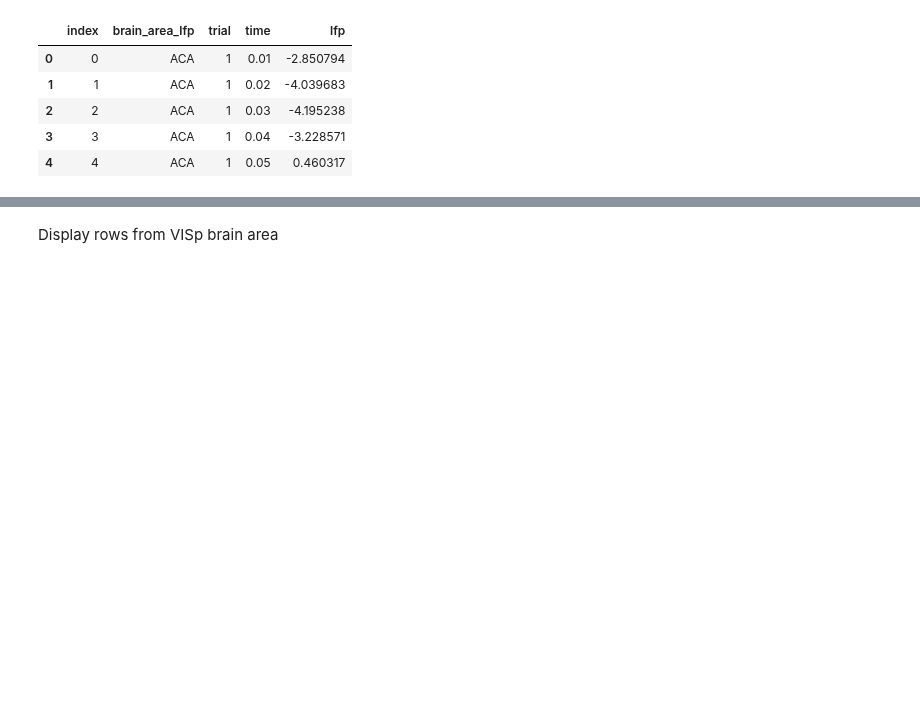
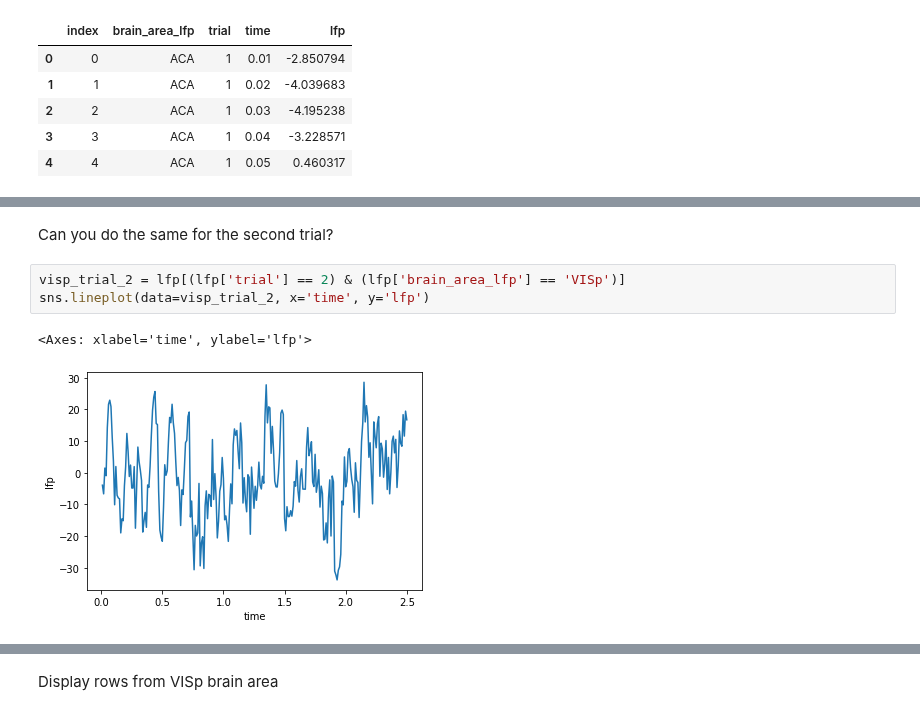
Before and after one commit to ibehave-ibots/iBOTS-Tools, a Jupyter notebook: workshops/python-workshop-1/exercises/sangee/solutions/ERP Analysis with Pandas and Seaborn.ipynb, the cells around one changed output, grey strips where cells are left out. Saved outputs shown, nothing was run; the diff lists cells and outputs as text; blank space fills up the shorter version.

```diff
--- a/workshops/python-workshop-1/exercises/sangee/solutions/ERP Analysis with Pandas and Seaborn.ipynb
+++ b/workshops/python-workshop-1/exercises/sangee/solutions/ERP Analysis with Pandas and Seaborn.ipynb
@@ -144,0 +259,8 @@ df = lfp.reset_index()
+# %% [markdown]
+Can you do the same for the second trial?
+# %%
+visp_trial_2 = lfp[(lfp['trial'] == 2) & (lfp['brain_area_lfp'] == 'VISp')]
+sns.lineplot(data=visp_trial_2, x='time', y='lfp')
+# %% [output]
+<Axes: xlabel='time', ylabel='lfp'>
+[figure, added]
```
Also changed, not shown: parts of 29 cells of this notebook.
